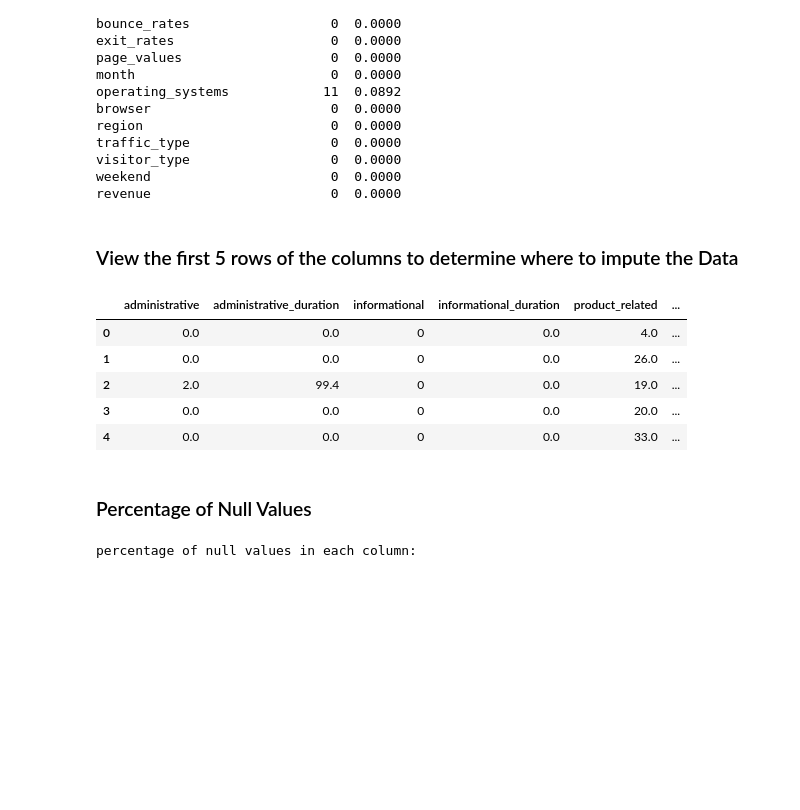
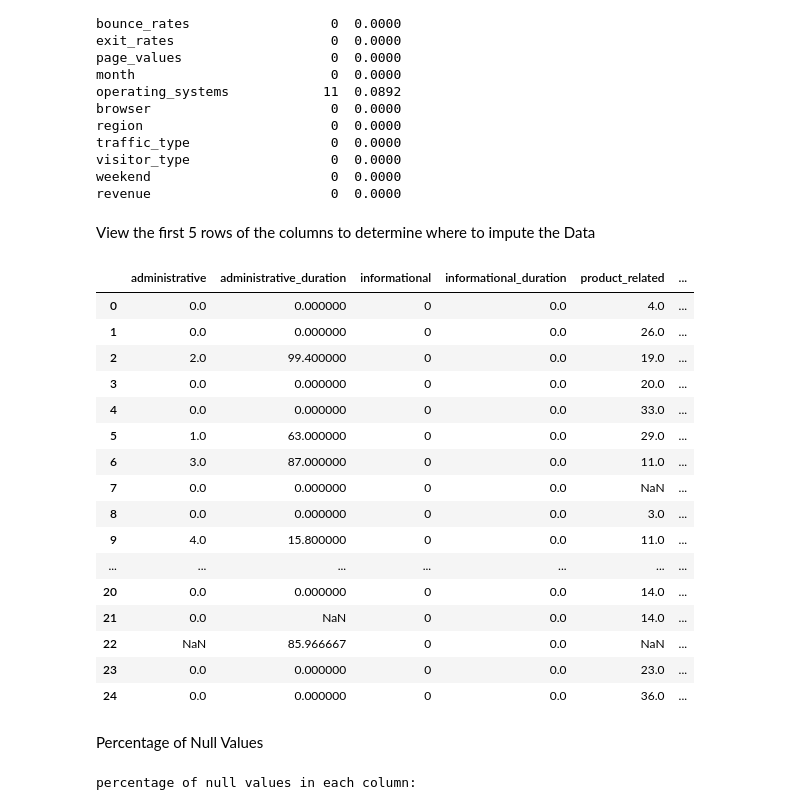
Before and after one commit to Ezido2013/exploratory-data-analysis---online-shopping-in-retail649, a Jupyter notebook: eda.ipynb, the cells around one changed output. Saved outputs shown, nothing was run; the diff lists cells and outputs as text; code cells hidden in the pictures; blank space fills up the shorter version.

```diff
--- a/eda.ipynb
+++ b/eda.ipynb
@@ -235,19 +235,30 @@ visitor_type                  0  0.0000
 weekend                       0  0.0000
 revenue                       0  0.0000
 # %% [markdown]
-### View the first 5 rows of the columns to determine where to impute the Data
+View the first 5 rows of the columns to determine where to impute the Data
 # %%
 df = pd.read_csv('customer.csv')
-df.head(5)
+df.head(25)
 # %% [output]
 |  | administrative | administrative_duration | informational | informational_duration | product_related | ... |
-| 0 | 0.0 | 0.0 | 0 | 0.0 | 4.0 | ... |
-| 1 | 0.0 | 0.0 | 0 | 0.0 | 26.0 | ... |
-| 2 | 2.0 | 99.4 | 0 | 0.0 | 19.0 | ... |
-| 3 | 0.0 | 0.0 | 0 | 0.0 | 20.0 | ... |
-| 4 | 0.0 | 0.0 | 0 | 0.0 | 33.0 | ... |
+| 0 | 0.0 | 0.000000 | 0 | 0.0 | 4.0 | ... |
+| 1 | 0.0 | 0.000000 | 0 | 0.0 | 26.0 | ... |
+| 2 | 2.0 | 99.400000 | 0 | 0.0 | 19.0 | ... |
+| 3 | 0.0 | 0.000000 | 0 | 0.0 | 20.0 | ... |
+| 4 | 0.0 | 0.000000 | 0 | 0.0 | 33.0 | ... |
+| 5 | 1.0 | 63.000000 | 0 | 0.0 | 29.0 | ... |
+| 6 | 3.0 | 87.000000 | 0 | 0.0 | 11.0 | ... |
+| 7 | 0.0 | 0.000000 | 0 | 0.0 | NaN | ... |
+| 8 | 0.0 | 0.000000 | 0 | 0.0 | 3.0 | ... |
+| 9 | 4.0 | 15.800000 | 0 | 0.0 | 11.0 | ... |
+| ... | ... | ... | ... | ... | ... | ... |
+| 20 | 0.0 | 0.000000 | 0 | 0.0 | 14.0 | ... |
+| 21 | 0.0 | NaN | 0 | 0.0 | 14.0 | ... |
+| 22 | NaN | 85.966667 | 0 | 0.0 | NaN | ... |
+| 23 | 0.0 | 0.000000 | 0 | 0.0 | 23.0 | ... |
+| 24 | 0.0 | 0.000000 | 0 | 0.0 | 36.0 | ... |
 # %% [markdown]
-### Percentage of Null Values
+Percentage of Null Values
 # %%
 print('percentage of null values in each column:')
 df.isnull().sum()/len(df)
```
Also changed, not shown: parts of 26 cells of this notebook, 3 other files.
